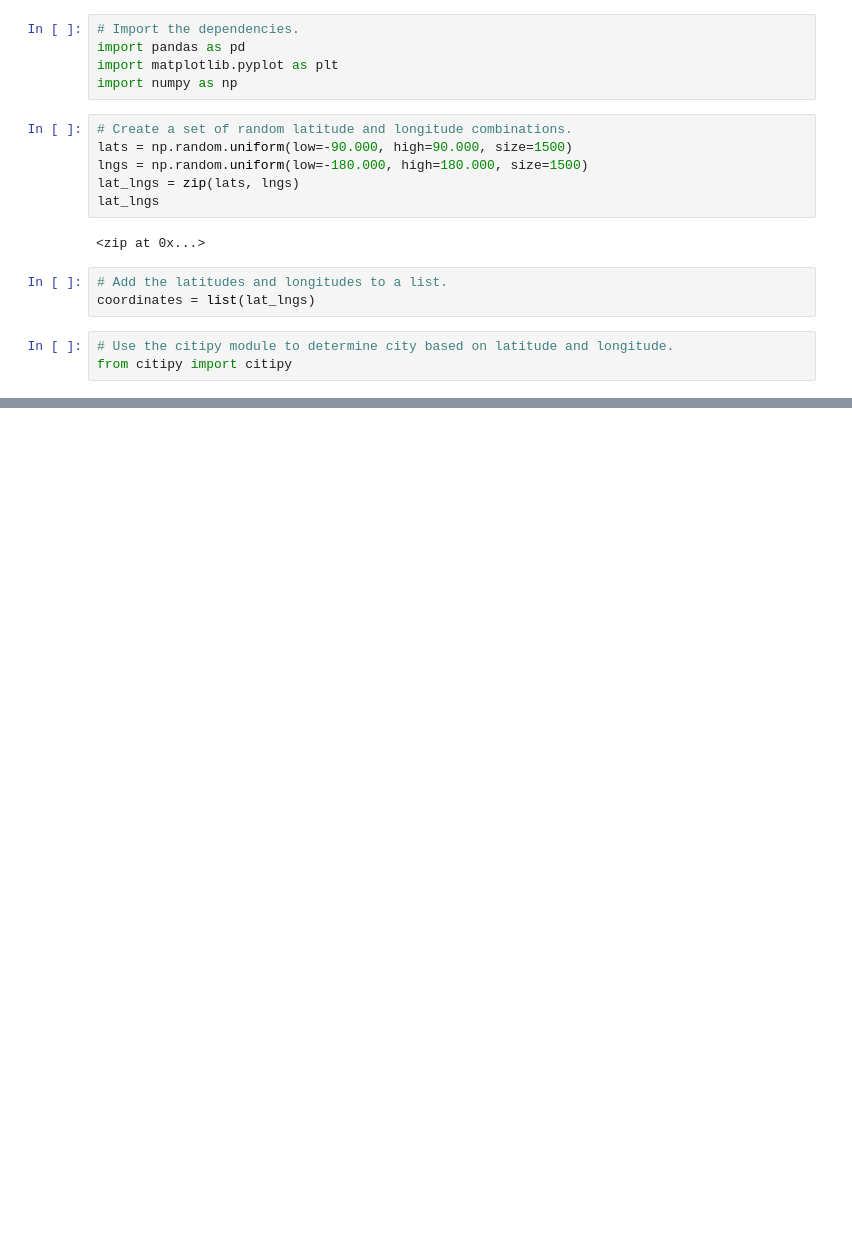
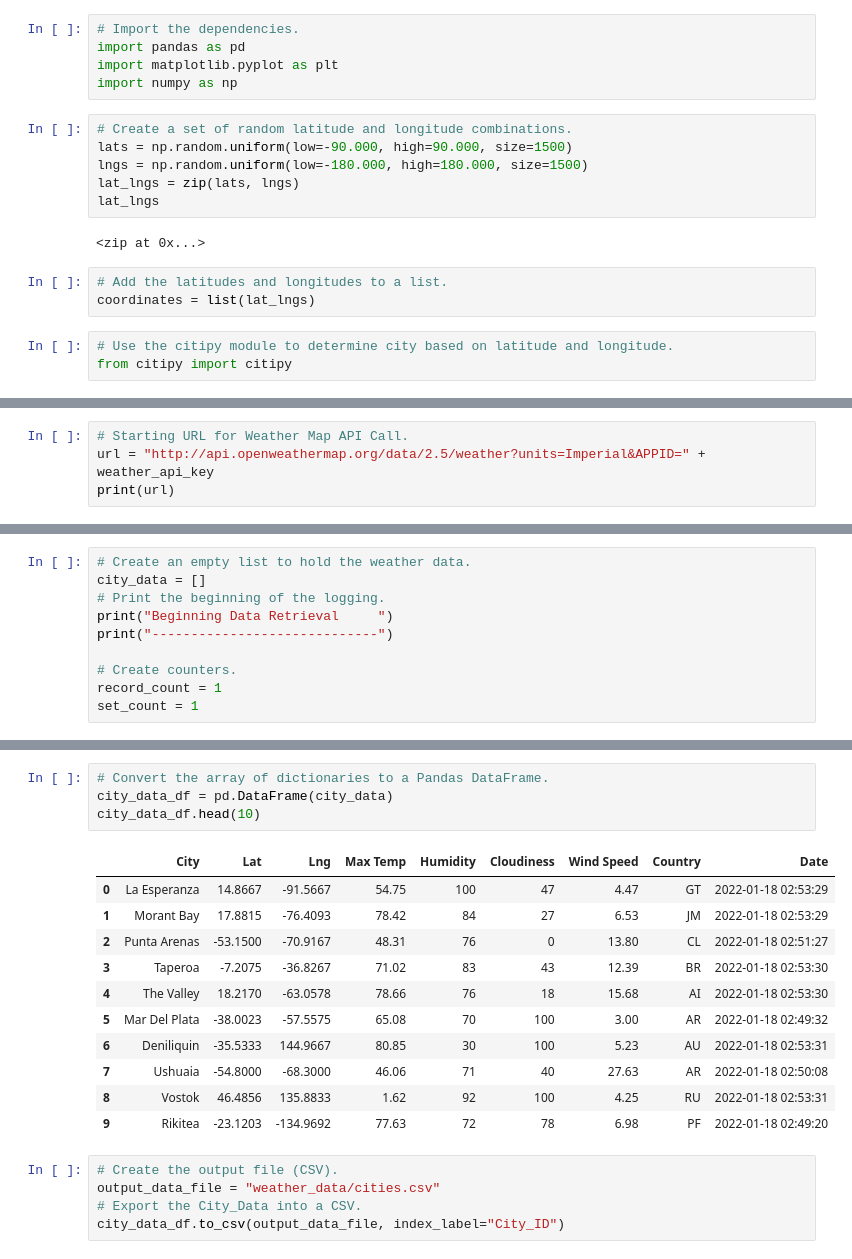
Before and after one commit to taccardi19/World_Weather_Analysis, a Jupyter notebook: WeatherPy.ipynb, the cells around one changed output, grey strips where cells are left out. Saved outputs shown, nothing was run; the diff lists cells and outputs as text; blank space fills up the shorter version.

```diff
--- a/WeatherPy.ipynb
+++ b/WeatherPy.ipynb
@@ -33,0 +40,4 @@ len(cities)
+# %%
+# Starting URL for Weather Map API Call.
+url = "http://api.openweathermap.org/data/2.5/weather?units=Imperial&APPID=" + weather_api_key
+print(url)
@@ -33,0 +50,10 @@ len(cities)
+# %%
+# Create an empty list to hold the weather data.
+city_data = []
+# Print the beginning of the logging.
+print("Beginning Data Retrieval     ")
+print("-----------------------------")
+
+# Create counters.
+record_count = 1
+set_count = 1
@@ -33,0 +132,21 @@ len(cities)
+# %%
+# Convert the array of dictionaries to a Pandas DataFrame.
+city_data_df = pd.DataFrame(city_data)
+city_data_df.head(10)
+# %% [output]
+|  | City | Lat | Lng | Max Temp | Humidity | Cloudiness | Wind Speed | Country | Date |
+| 0 | La Esperanza | 14.8667 | -91.5667 | 54.75 | 100 | 47 | 4.47 | GT | 2022-01-18 02:53:29 |
+| 1 | Morant Bay | 17.8815 | -76.4093 | 78.42 | 84 | 27 | 6.53 | JM | 2022-01-18 02:53:29 |
+| 2 | Punta Arenas | -53.1500 | -70.9167 | 48.31 | 76 | 0 | 13.80 | CL | 2022-01-18 02:51:27 |
+| 3 | Taperoa | -7.2075 | -36.8267 | 71.02 | 83 | 43 | 12.39 | BR | 2022-01-18 02:53:30 |
+| 4 | The Valley | 18.2170 | -63.0578 | 78.66 | 76 | 18 | 15.68 | AI | 2022-01-18 02:53:30 |
+| 5 | Mar Del Plata | -38.0023 | -57.5575 | 65.08 | 70 | 100 | 3.00 | AR | 2022-01-18 02:49:32 |
+| 6 | Deniliquin | -35.5333 | 144.9667 | 80.85 | 30 | 100 | 5.23 | AU | 2022-01-18 02:53:31 |
+| 7 | Ushuaia | -54.8000 | -68.3000 | 46.06 | 71 | 40 | 27.63 | AR | 2022-01-18 02:50:08 |
+| 8 | Vostok | 46.4856 | 135.8833 | 1.62 | 92 | 100 | 4.25 | RU | 2022-01-18 02:53:31 |
+| 9 | Rikitea | -23.1203 | -134.9692 | 77.63 | 72 | 78 | 6.98 | PF | 2022-01-18 02:49:20 |
+# %%
+# Create the output file (CSV).
+output_data_file = "weather_data/cities.csv"
+# Export the City_Data into a CSV.
+city_data_df.to_csv(output_data_file, index_label="City_ID")
```
Also changed, not shown: parts of 7 cells of this notebook, 3 other files.
